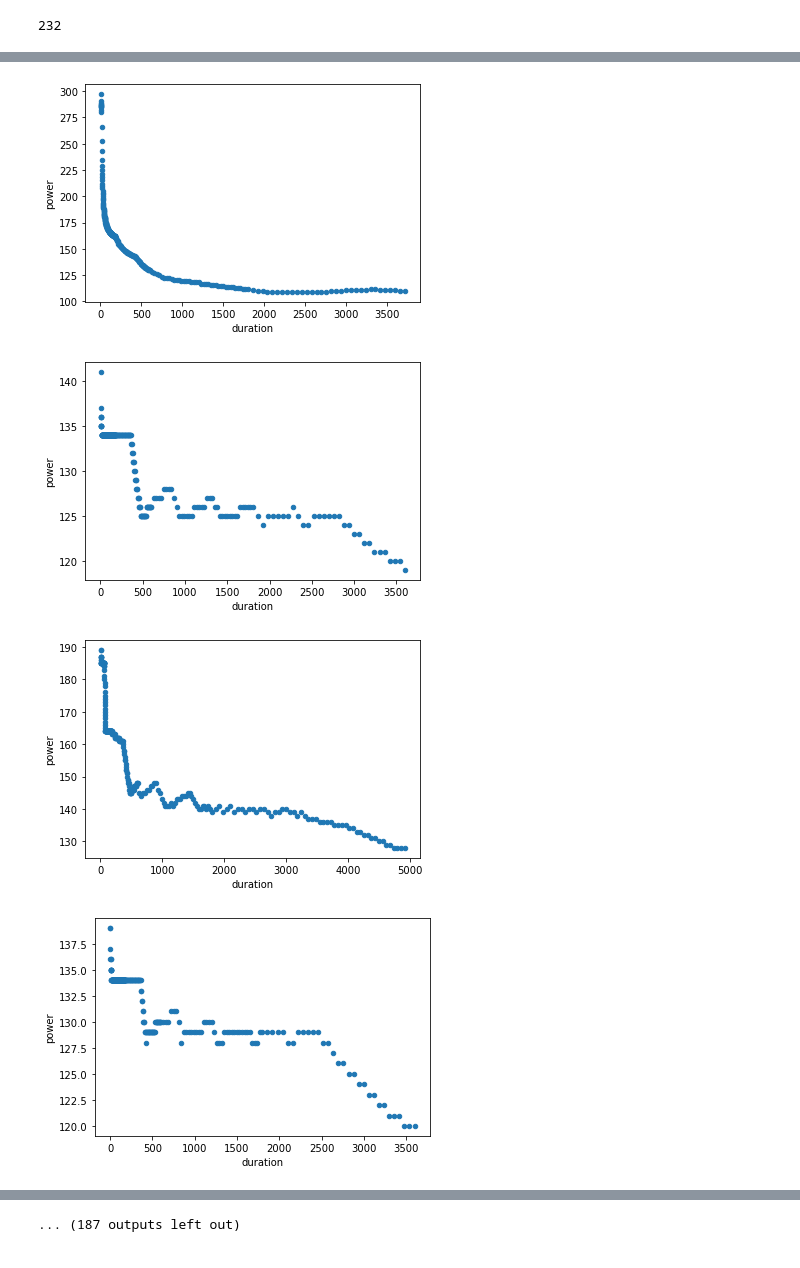
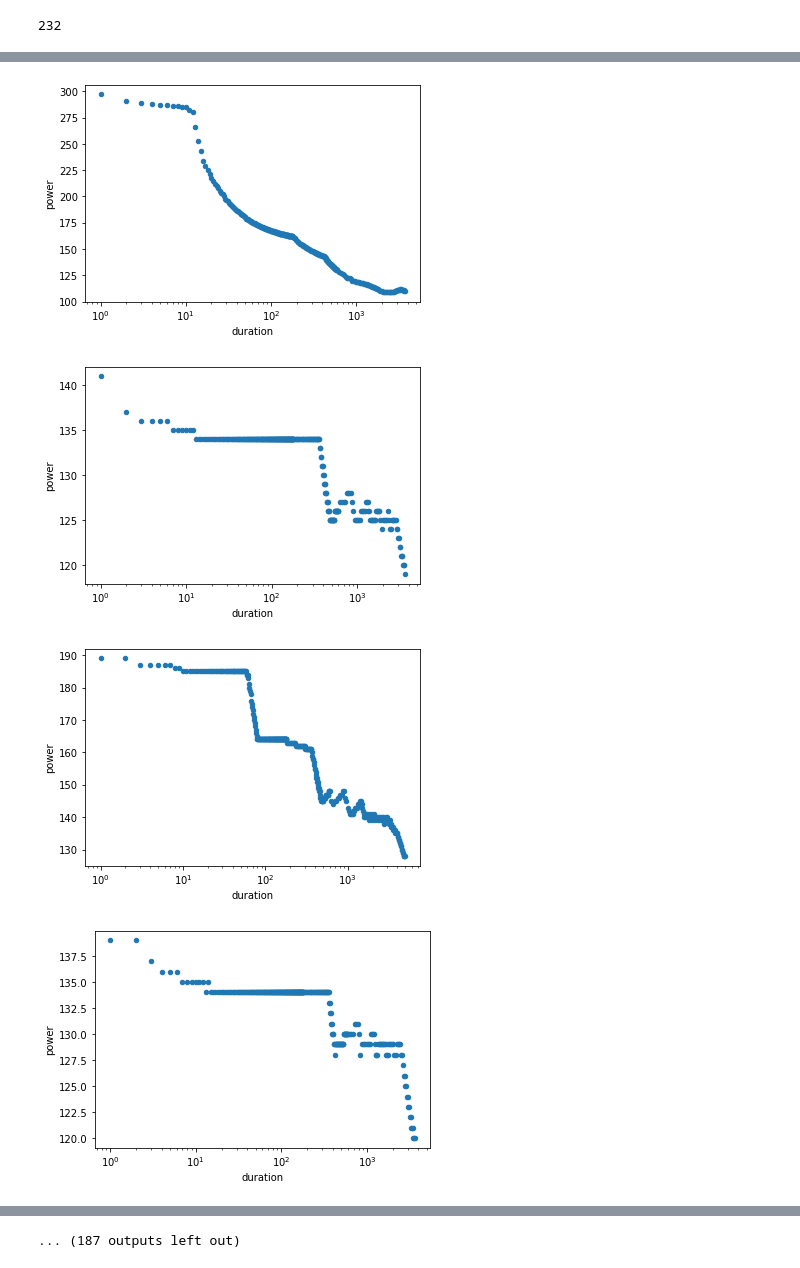
Before and after one commit to matib-g/MasterThesis-Analysis-of-cyclists-training, a Jupyter notebook: ReadData.ipynb, the cells around one changed output, grey strips where cells are left out. Drawn from its saved outputs; the diff is of its cells as text; code cells hidden in the pictures.

```diff
--- a/ReadData.ipynb
+++ b/ReadData.ipynb
@@ -85,6 +129,3 @@ activities[n].data.power.plot()
 activities[n].metadata['METRICS']['a_skiba_xpower'][0]
 # %% [output]
 '198.90497'
-# %%
-for activity in activities:
-    print(activity.metadata['METRICS']['power_index'])
@@ -101,5 +144,5 @@ len(bike_activities)
 # %%
 for activity in bike_activities:
     df = pd.DataFrame({'duration':activity.metadata['METRICS']['power_mmp_secs'], 'power':activity.metadata['METRICS']['power_mmp']})
-    df.plot('duration', 'power', kind='scatter')
+    df.plot('duration', 'power', kind='scatter', logx=True)
 # %% [output]
@@ -112,4 +155,4 @@ for activity in bike_activities:
-[figure, old version]
+[figure, new version]
-[figure, old version]
+[figure, new version]
-[figure, old version]
+[figure, new version]
-[figure, old version]
+[figure, new version]
```
Also changed, not shown: parts of 53 cells of this notebook.
